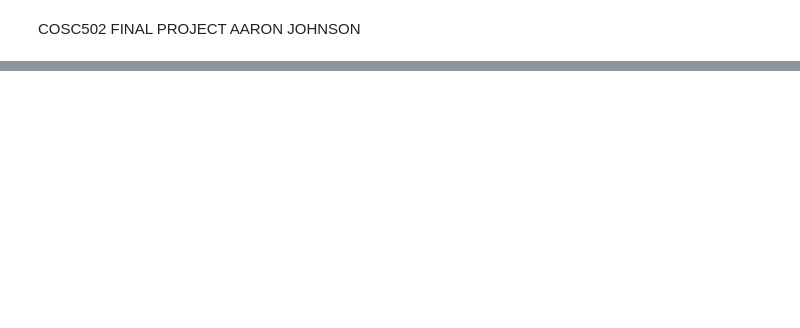
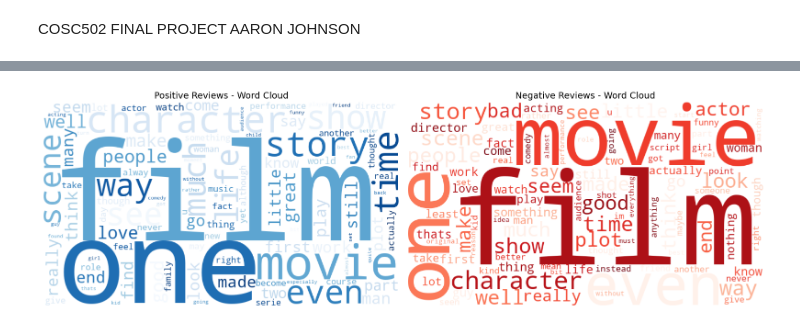
Before and after one commit to aajoh29-edu/Final-Project, a Jupyter notebook: revision_final_aaron_johnson_01904127.ipynb, the cells around one changed output, grey strips where cells are left out. Cells and saved outputs as stored; diff of their text form; code cells hidden in the pictures; blank space fills up the shorter version.

```diff
--- a/revision_final_aaron_johnson_01904127.ipynb
+++ b/revision_final_aaron_johnson_01904127.ipynb
@@ -249,37 +284,39 @@ plt.show()
 # These word clouds show the most frequent words in each sentiment class.
 # ----------------------------------------------------------------
 
-pos_text = " ".join(df_train.loc[df_train["label"] == 1, "text"])
-neg_text = " ".join(df_train.loc[df_train["label"] == 0, "text"])
+pos_text = " ".join(df_train.loc[df_train["sentiment"] == 1, "text"])
+neg_text = " ".join(df_train.loc[df_train["sentiment"] == 0, "text"])
 
 def create_wordcloud(text, colormap):
     if not text.strip():
         return None
     return WordCloud(
         width=700,
         height=400,
         background_color="white",
         colormap=colormap,
         max_words=100
     ).generate(text)
 
 wc_pos = create_wordcloud(pos_text, "Blues")
 wc_neg = create_wordcloud(neg_text, "Reds")
 
 fig, axes = plt.subplots(1, 2, figsize=(16, 5))
 
 if wc_pos:
     axes[0].imshow(wc_pos, interpolation="bilinear")
 axes[0].axis("off")
 axes[0].set_title("Positive Reviews - Word Cloud", fontsize=14)
 
 if wc_neg:
     axes[1].imshow(wc_neg, interpolation="bilinear")
 axes[1].axis("off")
 axes[1].set_title("Negative Reviews - Word Cloud", fontsize=14)
 
 plt.tight_layout()
 plt.show()
+# %% [output]
+[figure, added]
 # %%
 # ----------------------------------------------------------------
 # IDF Scores for the First 50 Vocabulary Terms
```
Also changed, not shown: parts of 36 cells of this notebook.
